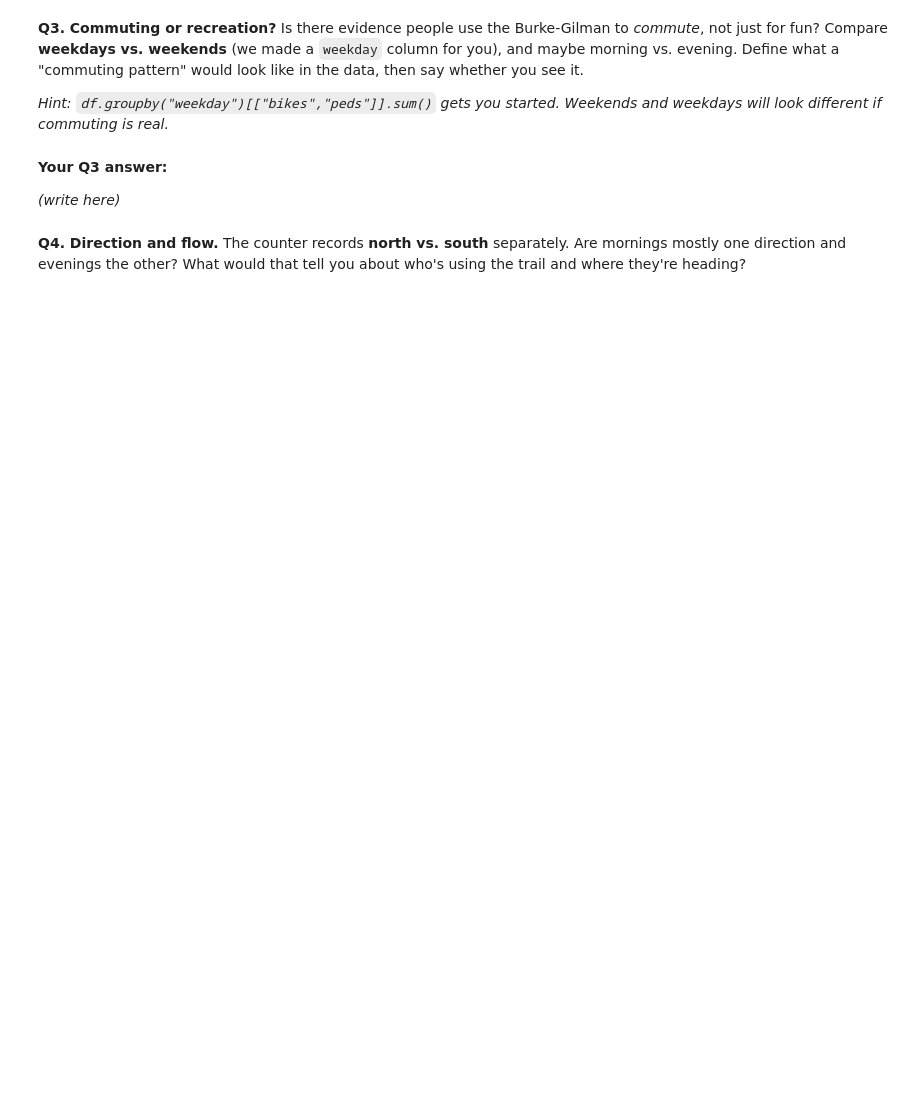
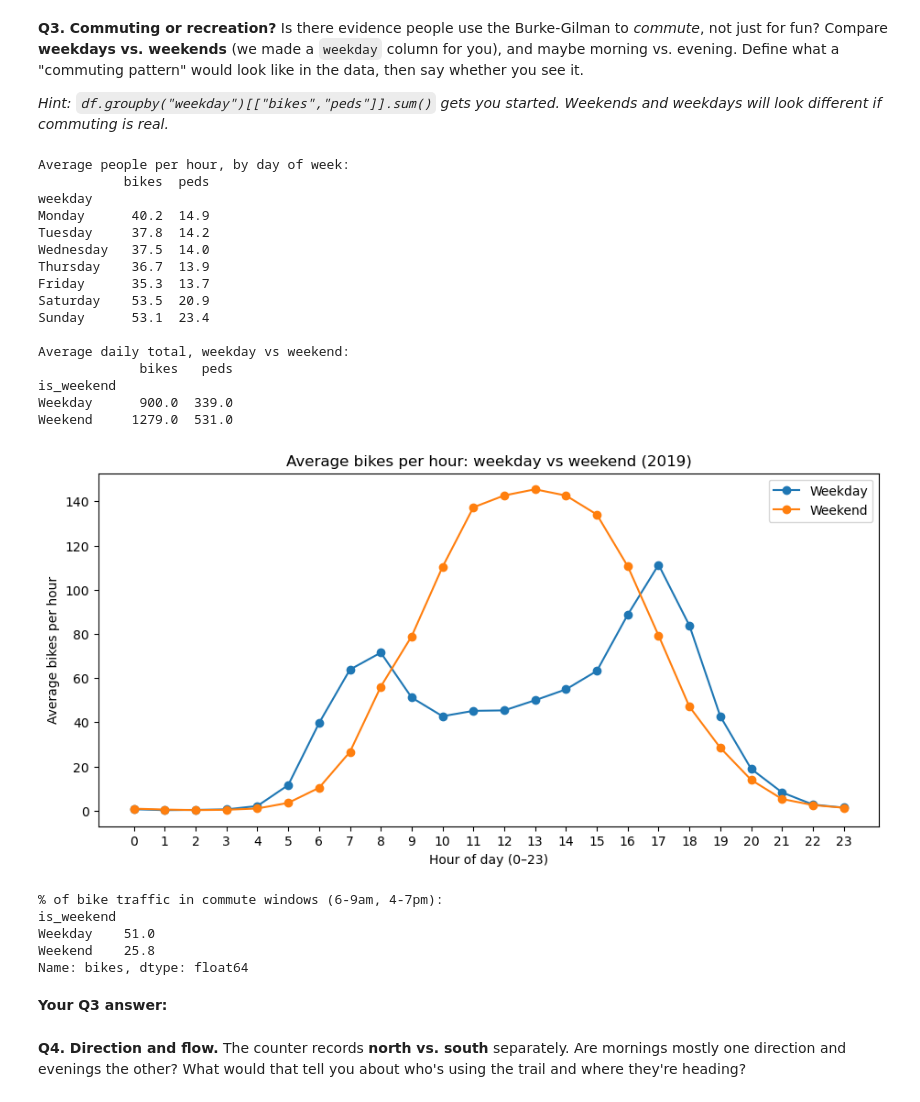
Before and after one commit to AnayGokarn/hcde-410, a Jupyter notebook: A1/A1.ipynb, the cells around one changed output. Cells and saved outputs as stored; diff of their text form; code cells hidden in the pictures; blank space fills up the shorter version.

```diff
--- a/A1/A1.ipynb
+++ b/A1/A1.ipynb
@@ -203,10 +243,55 @@ Is there evidence people use the Burke-Gilman to *commute*, not just for fun? Co
 *Hint: `df.groupby("weekday")[["bikes","peds"]].sum()` gets you started. Weekends and weekdays will look different if commuting is real.*
 # %%
 # Your code for Q3
+order = ["Monday", "Tuesday", "Wednesday", "Thursday", "Friday", "Saturday", "Sunday"]
+by_day = df.groupby("weekday")[["bikes", "peds"]].mean().round(1)
+print("Average people per hour, by day of week:")
+print(by_day.loc[order])
+
+daily = df.groupby(df["date"].dt.date).agg(bikes=("bikes", "sum"), peds=("peds", "sum"),
+                                           is_weekend=("is_weekend", "first"))
+print("\nAverage daily total, weekday vs weekend:")
+print(daily.groupby("is_weekend")[["bikes", "peds"]].mean().round(0)
+      .rename(index={False: "Weekday", True: "Weekend"}))
+
+bikes_split = df.groupby(["hour", "is_weekend"])["bikes"].mean().unstack()
+bikes_split.columns = ["Weekday", "Weekend"]
+bikes_split.plot(figsize=(11, 5), marker="o")
+plt.title("Average bikes per hour: weekday vs weekend (2019)")
+plt.xlabel("Hour of day (0–23)")
+plt.ylabel("Average bikes per hour")
+plt.xticks(range(0, 24))
+plt.show()
+
+commute = df["hour"].isin([6, 7, 8, 16, 17, 18])
+print("% of bike traffic in commute windows (6-9am, 4-7pm):")
+print((df[commute].groupby("is_weekend")["bikes"].sum() / df.groupby("is_weekend")["bikes"].sum() * 100)
+      .round(1).rename(index={False: "Weekday", True: "Weekend"}))
+# %% [output]
+Average people per hour, by day of week:
+           bikes  peds
+weekday
+Monday      40.2  14.9
+Tuesday     37.8  14.2
+Wednesday   37.5  14.0
+Thursday    36.7  13.9
+Friday      35.3  13.7
+Saturday    53.5  20.9
+Sunday      53.1  23.4
+
+Average daily total, weekday vs weekend:
+             bikes   peds
+is_weekend
+Weekday      900.0  339.0
+Weekend     1279.0  531.0
+[figure, added]
+% of bike traffic in commute windows (6-9am, 4-7pm):
+is_weekend
+Weekday    51.0
+Weekend    25.8
+Name: bikes, dtype: float64
 # %% [markdown]
 **Your Q3 answer:**
-
-*(write here)*
 # %% [markdown]
 **Q4. Direction and flow.**
 The counter records **north vs. south** separately. Are mornings mostly one direction and evenings the other? What would that tell you about who's using the trail and where they're heading?
```
Also changed, not shown: parts of 4 cells of this notebook.
